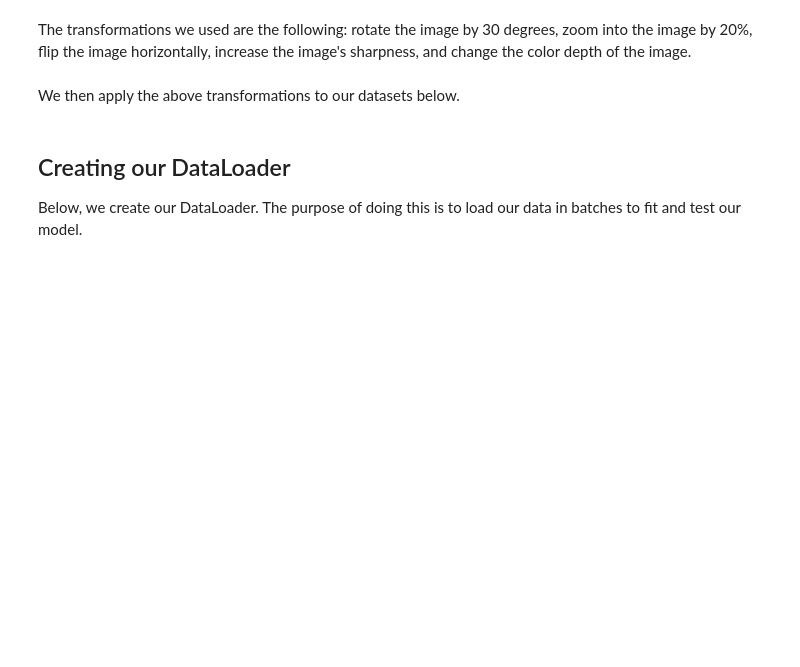
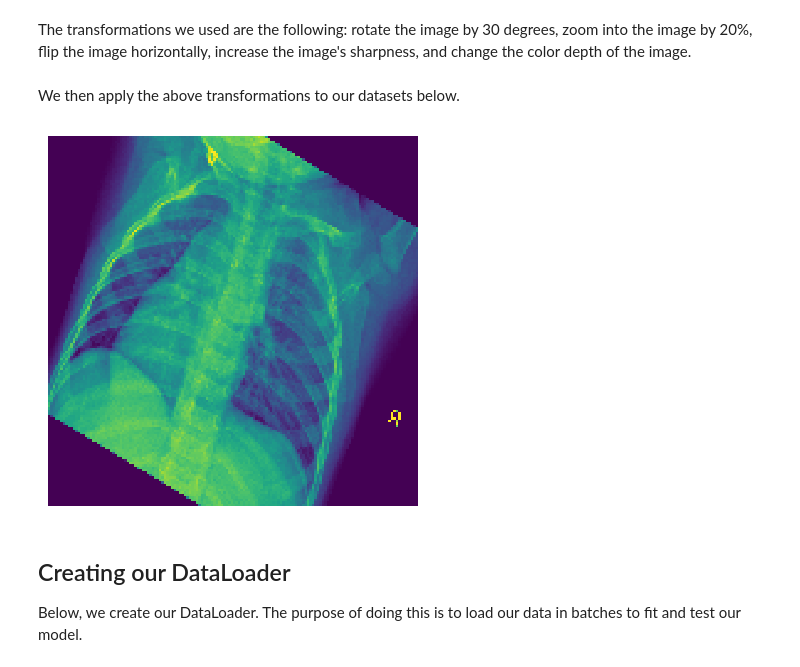
Before and after one commit to jimenasalinas/predicting_pneumonia, a Jupyter notebook: notebooks/second_checkpoint.ipynb, the cells around one changed output. Saved outputs shown, nothing was run; the diff lists cells and outputs as text; code cells hidden in the pictures; blank space fills up the shorter version.

Commit message:
visualizing images

```diff
--- a/notebooks/second_checkpoint.ipynb
+++ b/notebooks/second_checkpoint.ipynb
@@ -135,6 +135,32 @@ train_data = CustomImageDataset(csv_file = '../data/data_train.csv',
                                 img_dir_path = '../data',
                                 resize=True,
                                 transform=train_transform)
+# %%
+images =[]
+for i, data in enumerate(train_data):
+    # get the inputs; data is a list of [inputs, labels]
+        inputs, labels = data
+        images.append(inputs)
+# %%
+import torch
+import torchvision.transforms as transforms
+import matplotlib.pyplot as plt
+import numpy as np
+
+tensor_image = images[5]
+
+# Squeeze the tensor to remove the single-dimensional axis
+tensor_image = tensor_image.squeeze()
+
+# Convert the tensor to a NumPy array
+numpy_image = tensor_image.numpy()
+
+# Display the image using matplotlib
+plt.imshow(numpy_image)
+plt.axis('off')
+plt.show()
+# %% [output]
+[figure, added]
 # %%
 val_data = CustomImageDataset(csv_file = '../data/data_val.csv',
                               img_dir_path = '../data',
```
